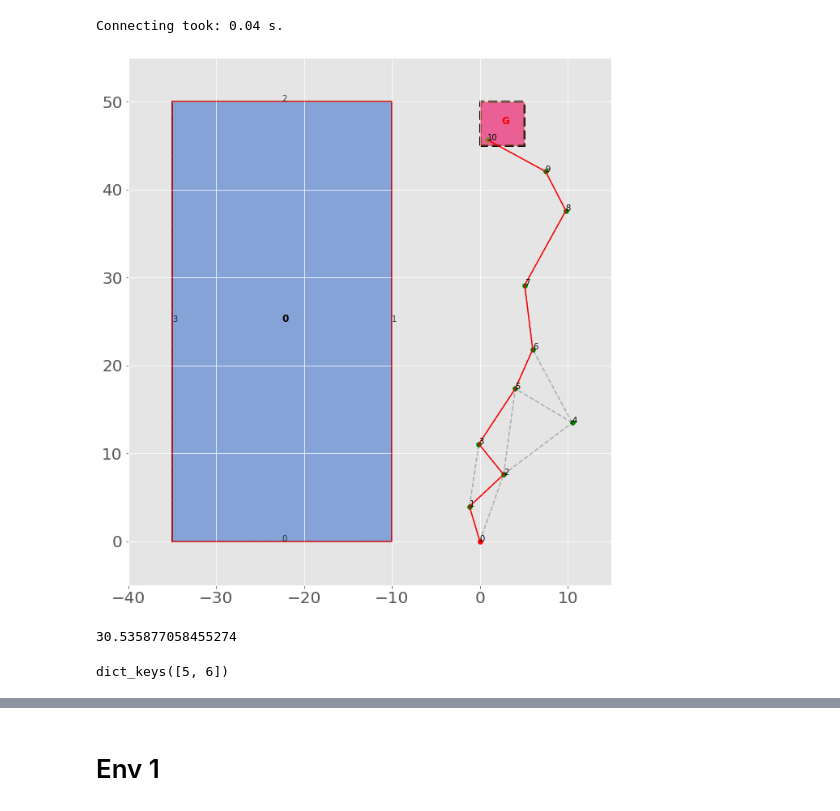
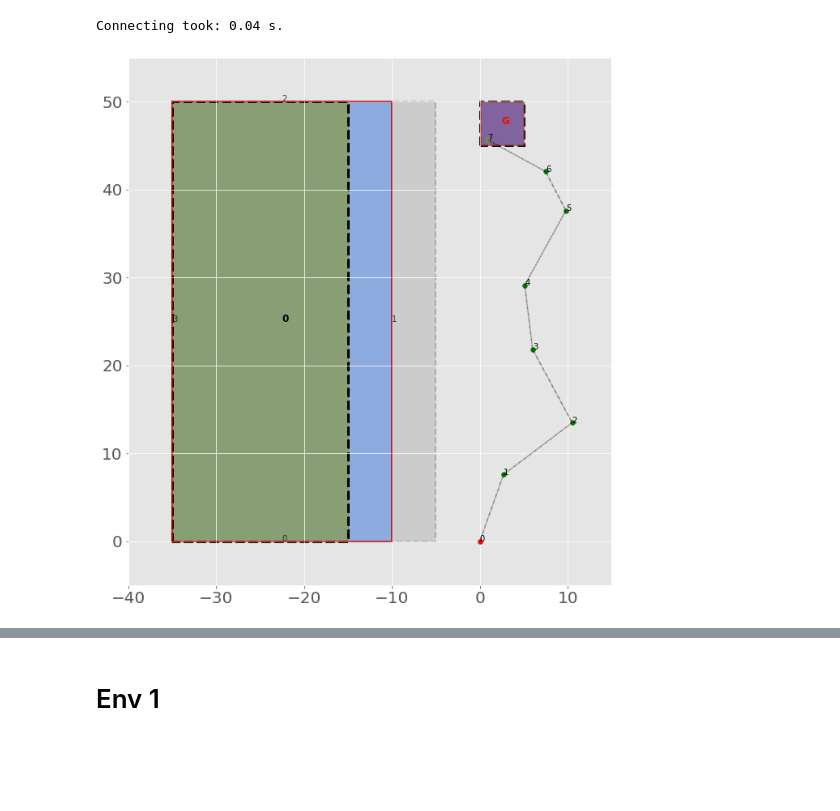
Before and after one commit to zhangvwk/planning-with-map-errors, a Jupyter notebook: environment_examples.ipynb, the cells around one changed output, grey strips where cells are left out. Cells and saved outputs as stored; diff of their text form; code cells hidden in the pictures; blank space fills up the shorter version.

```diff
--- a/environment_examples.ipynb
+++ b/environment_examples.ipynb
@@ -32,11 +34,11 @@ y_lims = [-5,55]
 env = Environment2D(x_lims, y_lims)
 
 rec_0 = Rectangle(0, -35,0,25,50,0)
-# rec_0.set_error_bounds(np.array([0,-5,0,0]), np.array([0,5,0,0]))
-# rec_0.set_actual_errors(np.array([0,-4,0,0]))
-# rec_0.set_actual_errors(np.array([0,4,0,0]))
+rec_0.set_error_bounds(np.array([0,-5,0,0]), np.array([0,5,0,0]))
+# rec_0.set_actual_errors(np.array([0,-5,0,0]))
+# rec_0.set_actual_errors(np.array([0,5,0,0]))
 fig, ax = plt.subplots()
 env.add_rectangles([rec_0])
 env.plot(ax=ax)
-env.rectangles[0].as_poly["actual"].plot(ax=ax)
+# env.rectangles[0].as_poly["actual"].plot(ax=ax)
 # %% [output]
@@ -88,7 +69,9 @@ g.clear()
 # %%
 samples_all = np.load("samples.dat", allow_pickle=True)
 samples_manual = []
-for i in [0,22,8,17,18,23,13,47,10,29,11]:
+# for i in [0,22,8,17,18,23,13,47,10,29,11]:
+for i in [0,8,18,13,47,10,29,11]:
     samples_manual.append(samples_all[i,:2])
 samples_manual = np.array(samples_manual)
 g.set_samples(samples_manual)
+# g.set_samples(samples_all)
@@ -99,19 +80,16 @@ g.build(50, r=120, max_neighbors=None, bidir=False, tol=tol)
 # %% [output]
 Connecting took: 0.04 s.
 # %%
+scaling_factors = [6,5,4,3,2,1]
 fig, ax = plt.subplots()
 goal_region = Rectangle(-1, 0,45,5,5,0)
 g.plot(ax=ax, show_idx=True)
 goal_region.plot(ax=ax,as_goal=True)
 goal_region.as_poly["original"].plot(ax=ax)
-PlotTools.plot_traj(g.indices2path(plan_found.path_indices))
+# PlotTools.plot_traj(g.indices2path(plan_found.path_indices))
+# plans_9[0].Xk_full.plot(ax=ax, scaling_factors=scaling_factors)
+# Xks[1].plot(ax=ax, scaling_factors=scaling_factors)
+config=bitarray('0000')
+env.rectangles[0].to_zonotope(frozenbitarray(config)).plot(ax=ax, scaling_factors=scaling_factors)
 # %% [output]
-[figure, old version]
+[figure, new version]
-# %%
-g.edges[1][2][0]
-# %% [output]
-30.535877058455274
-# %%
-g.edges[4].keys()
-# %% [output]
-dict_keys([5, 6])
```
Also changed, not shown: parts of 19 cells of this notebook, 6 other files.
